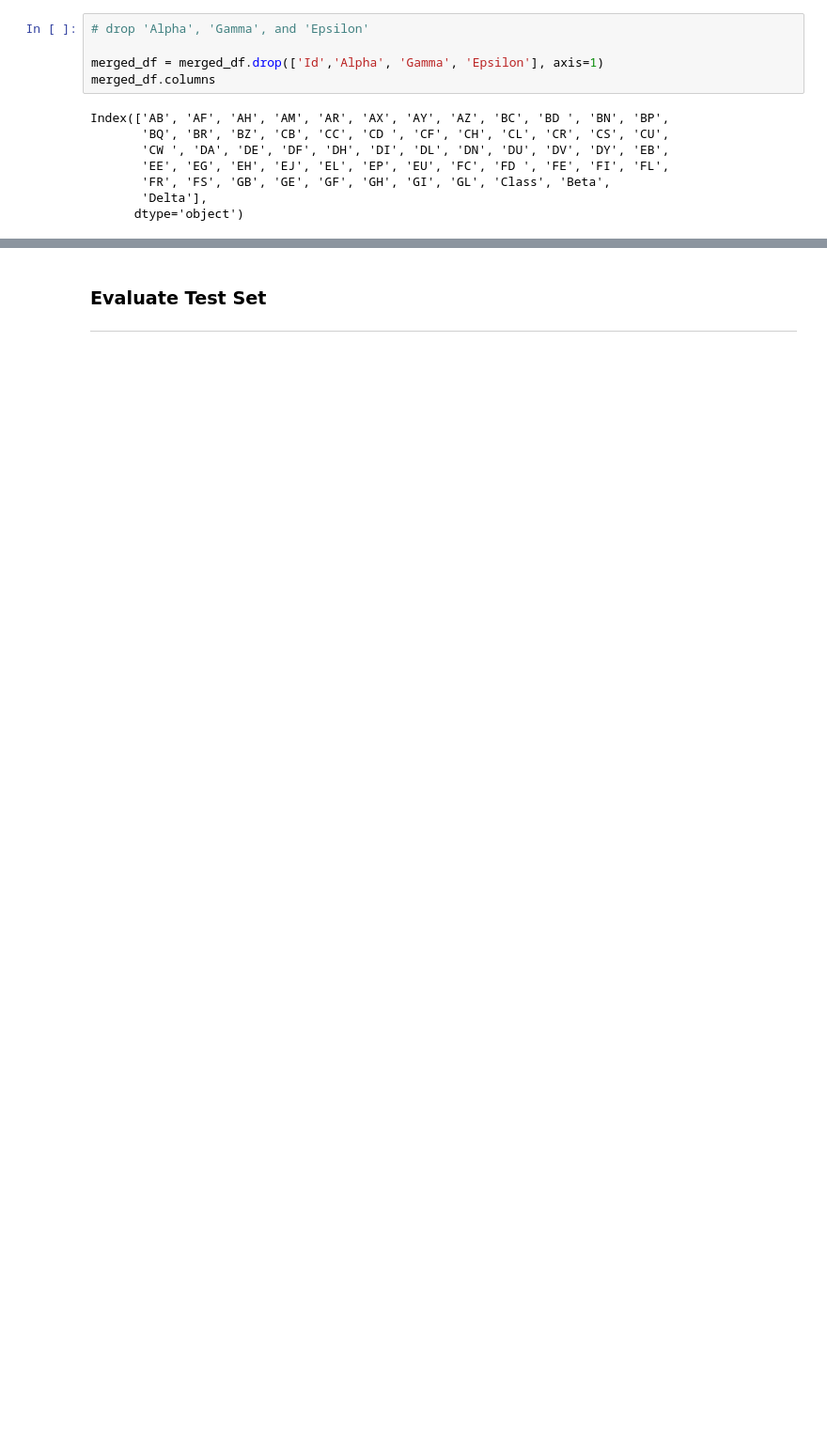
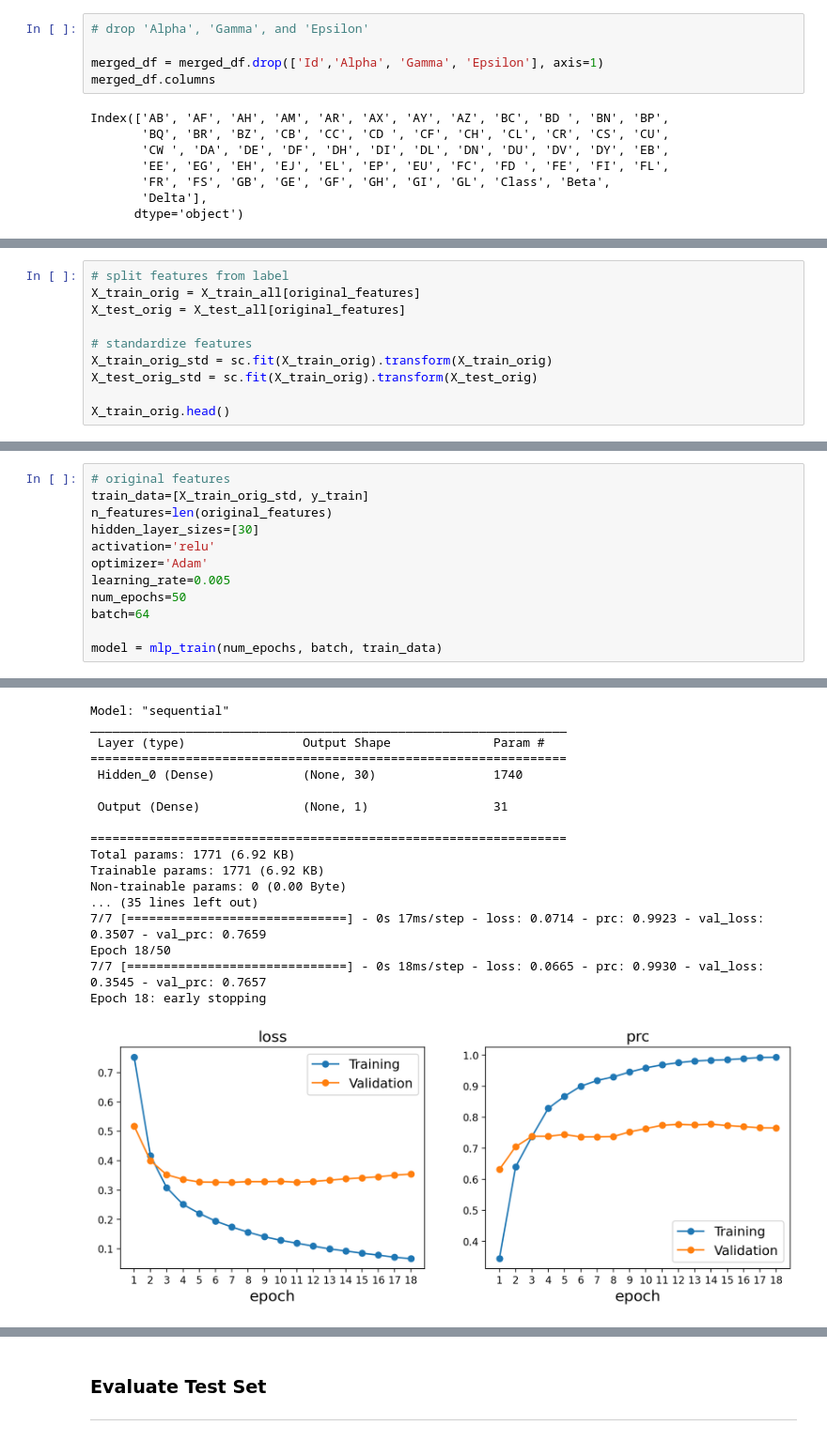
Before and after one commit to darby-brown/predicting-age-related-diseases, a Jupyter notebook: Henrys_house_of_hysteria/Multilayer_Perceptron.ipynb, the cells around one changed output, grey strips where cells are left out. Shown at 94% size. Drawn from its saved outputs; the diff is of its cells as text; blank space fills up the shorter version.

```diff
--- a/Henrys_house_of_hysteria/Multilayer_Perceptron.ipynb
+++ b/Henrys_house_of_hysteria/Multilayer_Perceptron.ipynb
@@ -327,0 +406,10 @@ Epoch 14: early stopping
+# %%
+# split features from label
+X_train_orig = X_train_all[original_features]
+X_test_orig = X_test_all[original_features]
+
+# standardize features
+X_train_orig_std = sc.fit(X_train_orig).transform(X_train_orig)
+X_test_orig_std = sc.fit(X_train_orig).transform(X_test_orig)
+
+X_train_orig.head()
@@ -327,0 +594,13 @@ Epoch 14: early stopping
+# %%
+# original features
+train_data=[X_train_orig_std, y_train]
+n_features=len(original_features)
+hidden_layer_sizes=[30]
+activation='relu'
+optimizer='Adam'
+learning_rate=0.005
+num_epochs=50
+batch=64
+
+model = mlp_train(num_epochs, batch, train_data)
+# %% [output]
@@ -327,0 +609,18 @@ Epoch 14: early stopping
+Model: "sequential"
+_________________________________________________________________
+ Layer (type)                Output Shape              Param #
+=================================================================
+ Hidden_0 (Dense)            (None, 30)                1740
+
+ Output (Dense)              (None, 1)                 31
+
+=================================================================
+Total params: 1771 (6.92 KB)
+Trainable params: 1771 (6.92 KB)
+Non-trainable params: 0 (0.00 Byte)
+... (35 lines left out)
+7/7 [==============================] - 0s 17ms/step - loss: 0.0714 - prc: 0.9923 - val_loss: 0.3507 - val_prc: 0.7659
+Epoch 18/50
+7/7 [==============================] - 0s 18ms/step - loss: 0.0665 - prc: 0.9930 - val_loss: 0.3545 - val_prc: 0.7657
+Epoch 18: early stopping
+[figure, added]
```
Also changed, not shown: parts of 88 cells of this notebook.
